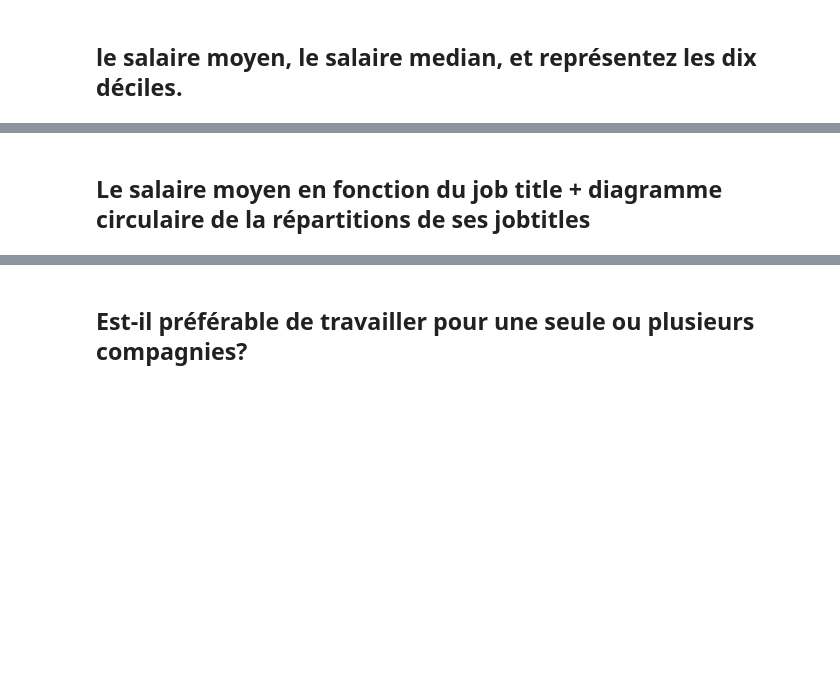
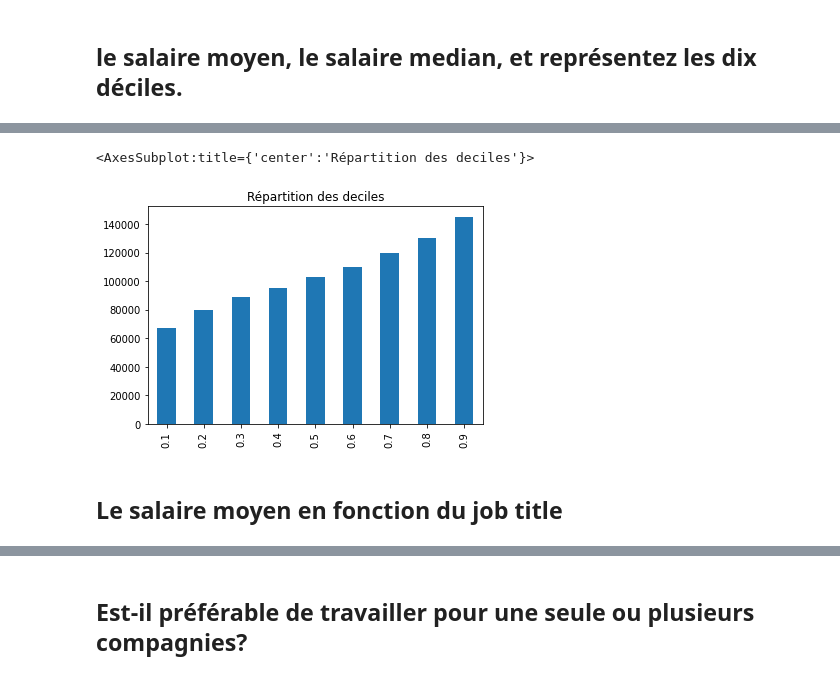
Before and after one commit to MarieDeSmedt/american-dream, a Jupyter notebook: notebook/data_visualization.ipynb, the cells around one changed output, grey strips where cells are left out. Drawn from its saved outputs; the diff is of its cells as text; code cells hidden in the pictures; blank space fills up the shorter version.

```diff
--- a/notebook/data_visualization.ipynb
+++ b/notebook/data_visualization.ipynb
@@ -23,2 +33,8 @@ df_todisplay = pd.read_sql("cleaned_survey",con=db_connection)
+# %%
+deciles = [0.1, 0.2, 0.3, 0.4, 0.5, 0.6, 0.7, 0.8, 0.9]
+df['SalaryUSD'].quantile(deciles).plot(kind='bar', title="Répartition des deciles")
+# %% [output]
+<AxesSubplot:title={'center':'Répartition des deciles'}>
+[figure, added]
 # %% [markdown]
-## Le salaire moyen en fonction du job title + diagramme circulaire de la répartitions de ses jobtitles
+## Le salaire moyen en fonction du job title
```
Also changed, not shown: parts of 12 cells of this notebook.
